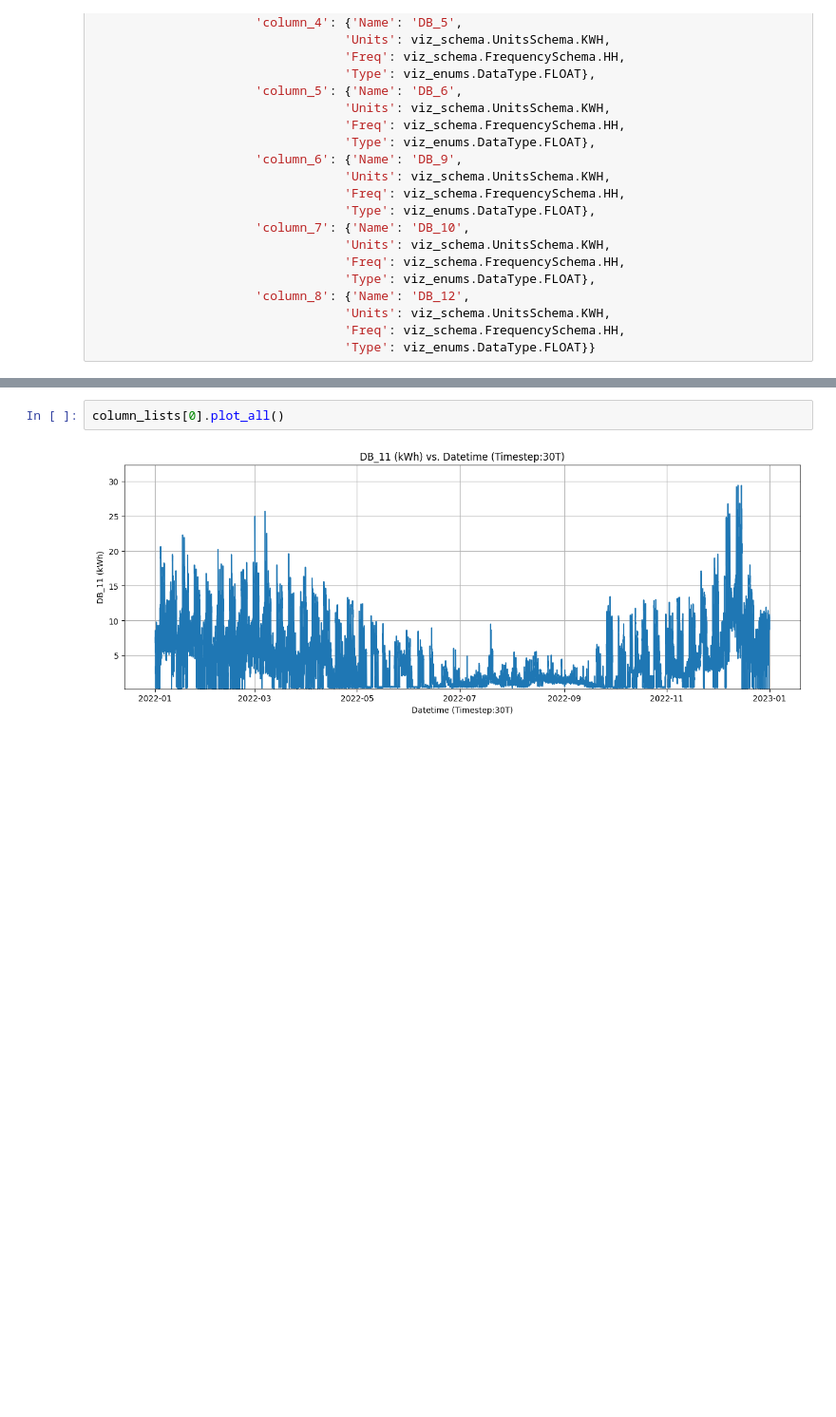
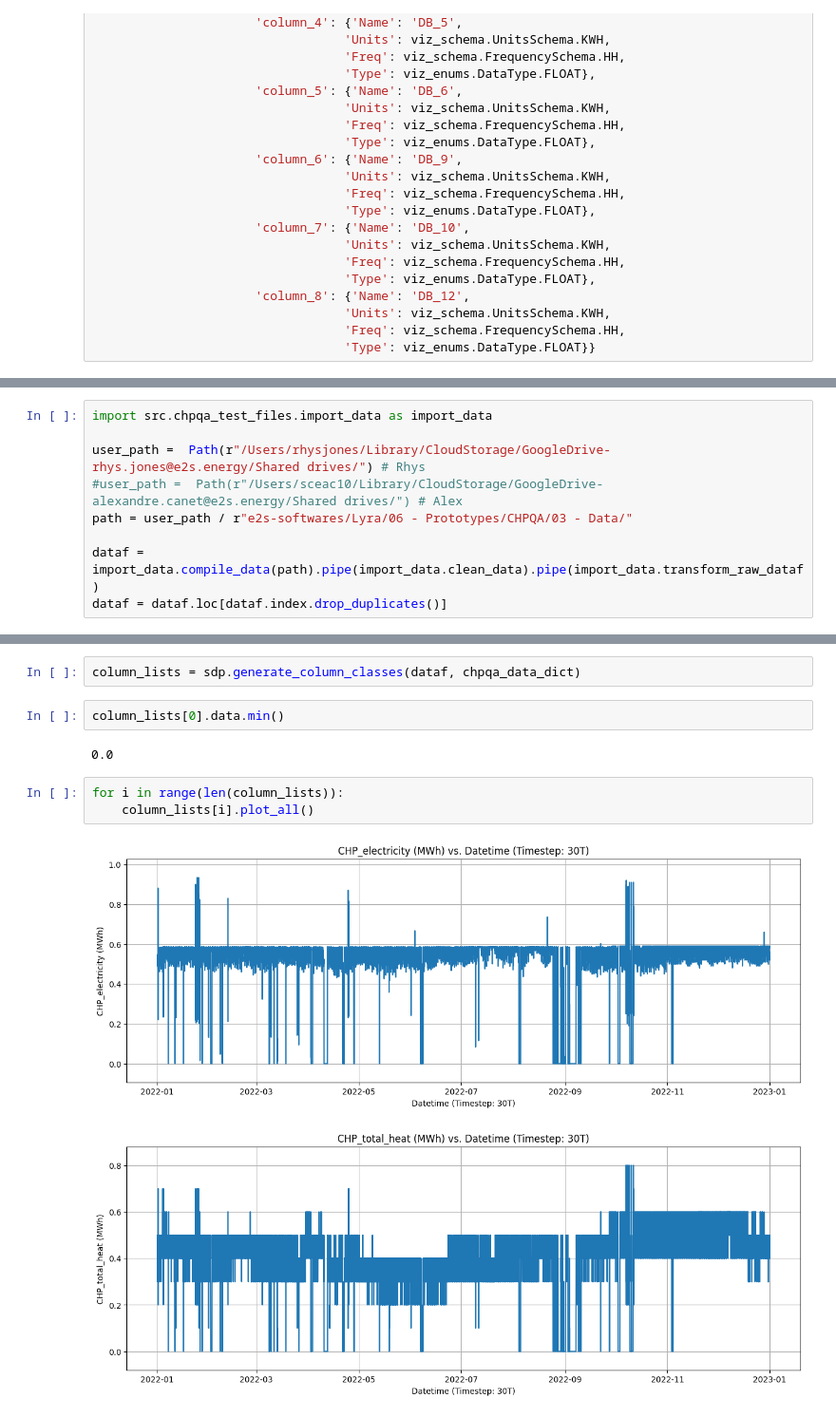
Before and after one commit to empowering-energy-solutions-ltd/e2sviz, a Jupyter notebook: notebooks/clean_demo.ipynb, the cells around one changed output, grey strips where cells are left out. Shown at 95% size. Drawn from its saved outputs; the diff is of its cells as text; blank space fills up the shorter version.

Commit message:
Task: adding chpqa code+data for example

```diff
--- a/notebooks/clean_demo.ipynb
+++ b/notebooks/clean_demo.ipynb
@@ -144,0 +129,9 @@ column_lists
+# %%
+import src.chpqa_test_files.import_data as import_data
+
+user_path =  Path(r"/Users/rhysjones/Library/CloudStorage/GoogleDrive-rhys.jones@e2s.energy/Shared drives/") # Rhys
+#user_path =  Path(r"/Users/sceac10/Library/CloudStorage/GoogleDrive-alexandre.canet@e2s.energy/Shared drives/") # Alex
+path = user_path / r"e2s-softwares/Lyra/06 - Prototypes/CHPQA/03 - Data/"
+
+dataf = import_data.compile_data(path).pipe(import_data.clean_data).pipe(import_data.transform_raw_dataf)
+dataf = dataf.loc[dataf.index.drop_duplicates()]
@@ -145,4 +191,12 @@ column_lists
+# %%
+column_lists = sdp.generate_column_classes(dataf, chpqa_data_dict)
 # %%
-column_lists[0].plot_all()
+column_lists[0].data.min()
 # %% [output]
-[figure, removed]
+0.0
+# %%
+for i in range(len(column_lists)):
+    column_lists[i].plot_all()
+# %% [output]
+[figure, added]
+[figure, added]
```
Also changed, not shown: parts of 6 cells of this notebook, 4 other files.
